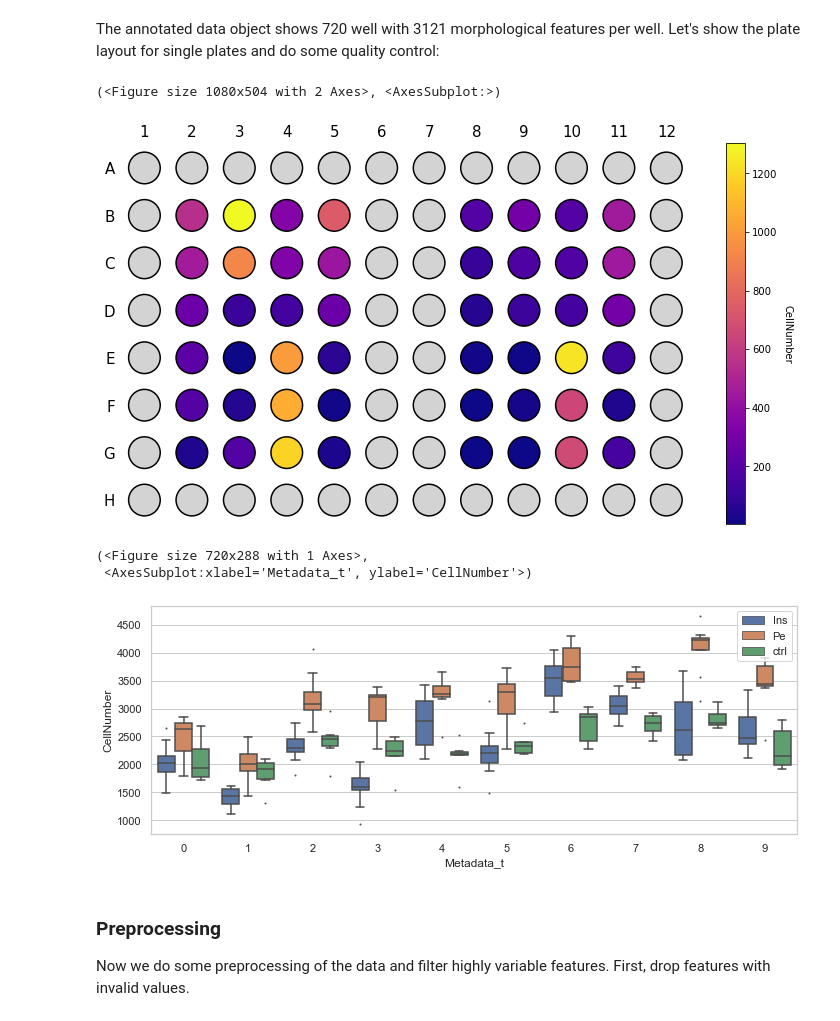
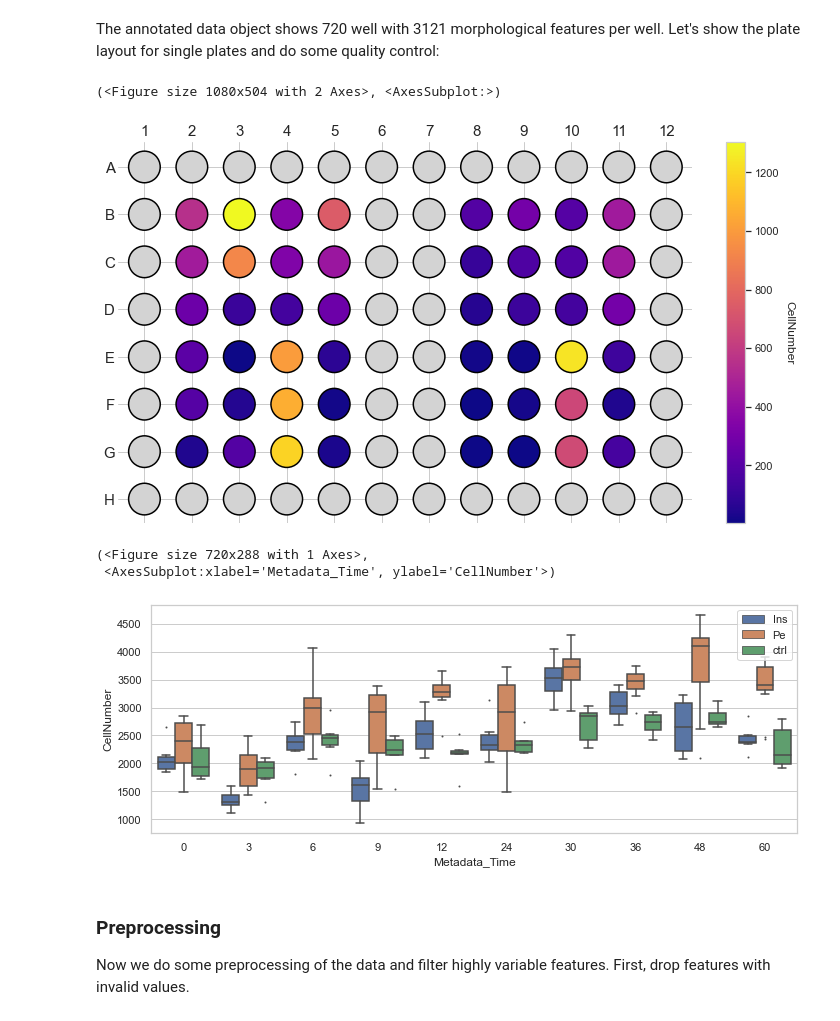
Before and after one commit to marx-alex/Morphelia, a Jupyter notebook: docs/aggregated_data.ipynb, the cells around one changed output. Drawn from its saved outputs; the diff is of its cells as text; code cells hidden in the pictures.

```diff
--- a/docs/aggregated_data.ipynb
+++ b/docs/aggregated_data.ipynb
@@ -23,3 +26,10 @@ adata
 # %% [output]
 AnnData object with n_obs × n_vars = 720 × 3121
     obs: 'BatchNumber', 'PlateNumber', 'ImageNumber', 'ObjectNumber', 'Metadata_Col', 'Metadata_Field', 'Metadata_FileLocation', 'Metadata_Frame', 'Metadata_Row', 'Metadata_Series', 'Metadata_Well', ' ...
+# %%
+from morphelia.preprocessing import *
+
+adata = drop_nan(adata, verbose=True)
+adata = drop_duplicates(adata, verbose=True)
+adata = drop_all_equal(adata, verbose=True)
+adata
@@ -27,23 +57,23 @@ AnnData object with n_obs × n_vars = 720 × 3121
 The annotated data object shows 720 well with 3121 morphological features per well.
 Let's show the plate layout for single plates and do some quality control:
 # %%
-from morphelia.utils.qc import plot_qc
+from morphelia.plotting import qc_plot
 
-plot_qc(adata, wells=96, select={'BatchNumber': 3, 'PlateNumber': 5},
+qc_plot(adata, wells=96, select={'BatchNumber': 3, 'PlateNumber': 5},
         color="CellNumber")
 # %% [output]
 (<Figure size 1080x504 with 2 Axes>, <AxesSubplot:>)
-[figure, old version]
+[figure, new version]
 # %%
-from morphelia.utils.pl import boxplot
+from morphelia.plotting import boxplot
 
-boxplot(adata[adata.obs['BatchNumber'] == 2], x="Metadata_t",
+boxplot(adata[adata.obs['BatchNumber'] == 2], x="Metadata_Time",
         y="CellNumber",
         hue="Metadata_Treatment")
 # %% [output]
 (<Figure size 720x288 with 1 Axes>,
- <AxesSubplot:xlabel='Metadata_t', ylabel='CellNumber'>)
+ <AxesSubplot:xlabel='Metadata_Time', ylabel='CellNumber'>)
-[figure, old version]
+[figure, new version]
 # %% [markdown]
 ### Preprocessing
 
```
Also changed, not shown: parts of 24 cells of this notebook, 18 other files.
